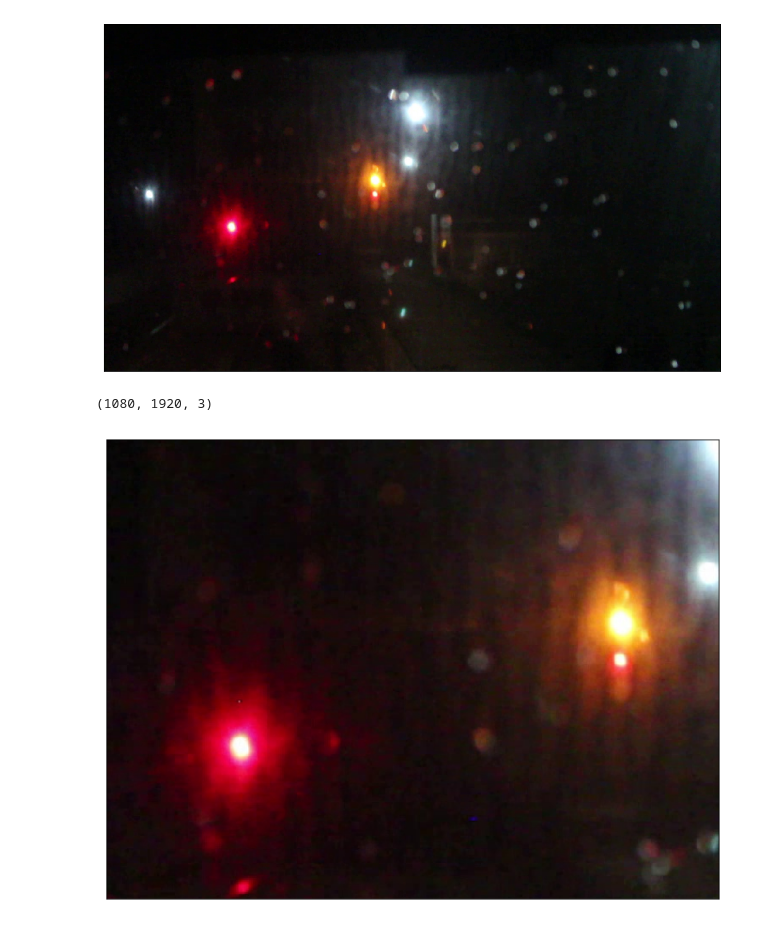
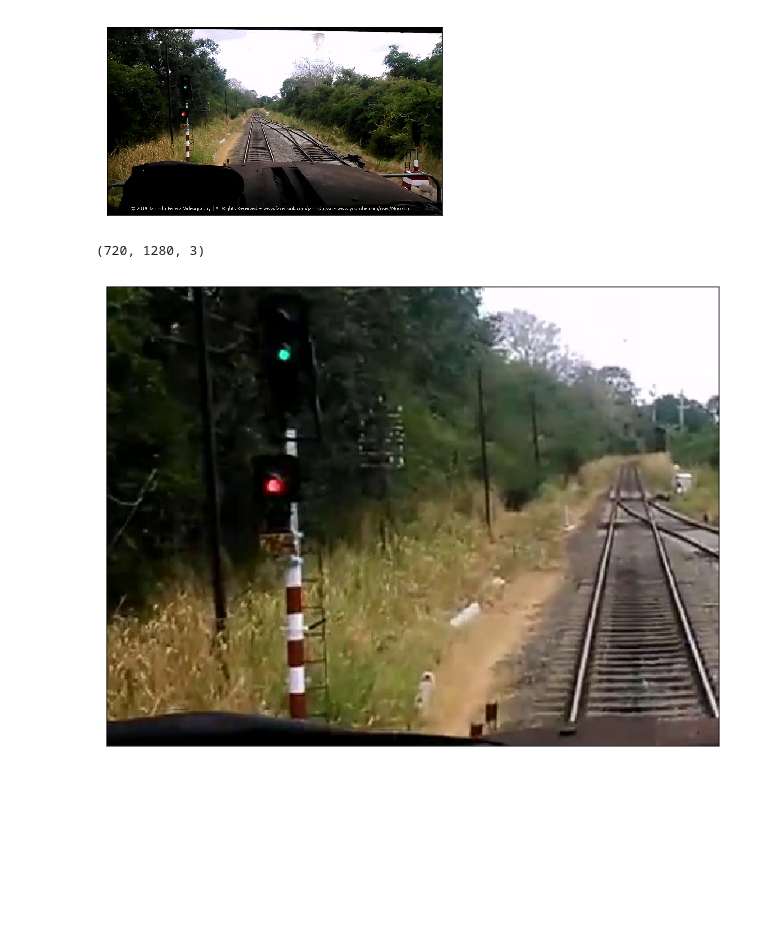
Before and after one commit to chan4lk/tf-classifier, a Jupyter notebook: notebooks/test_Cut_images-complete.ipynb, the cells around one changed output. Cells and saved outputs as stored; diff of their text form; code cells hidden in the pictures; blank space fills up the shorter version.

```diff
--- a/notebooks/test_Cut_images-complete.ipynb
+++ b/notebooks/test_Cut_images-complete.ipynb
@@ -53,18 +53,18 @@ def plotTwo(img1, img2):
 
     plt.show()
 # %%
-#img = cv.imread('../images/video-x/frame24.jpg'); black_thresh = 7
+img = cv.imread('../images/video-x/frame24.jpg'); black_thresh = 7
 #img = cv.imread('../images/video-x/frame223.jpg'); black_thresh = 7
 
-img = cv.imread('../images/video-4/frame254.jpg'); black_thresh = 30
-img = cv.imread('../images/night-1/frame90.jpg'); black_thresh = 30
+#img = cv.imread('../images/video-4/frame254.jpg'); black_thresh = 30
+#img = cv.imread('../images/night-1/frame90.jpg'); black_thresh = 30
 
 #img = cv.imread('../images/video-1/frame203.jpg'); black_thresh = 56
 
 
 show_image(img)
 # %% [output]
-[figure, old version]
+[figure, new version]
 # %%
 # Take only left
 h,w,c = img.shape
@@ -75,8 +75,8 @@ cr_h,cr_w,_ = cropped_img.shape
 
 show_image(cropped_img)
 # %% [output]
-(1080, 1920, 3)
+(720, 1280, 3)
-[figure, old version]
+[figure, new version]
 # %%
 # Apply gaussian Blur
 blured = cv.GaussianBlur(cropped_img, (5,5),0 )
```
Also changed, not shown: parts of 9 cells of this notebook.
